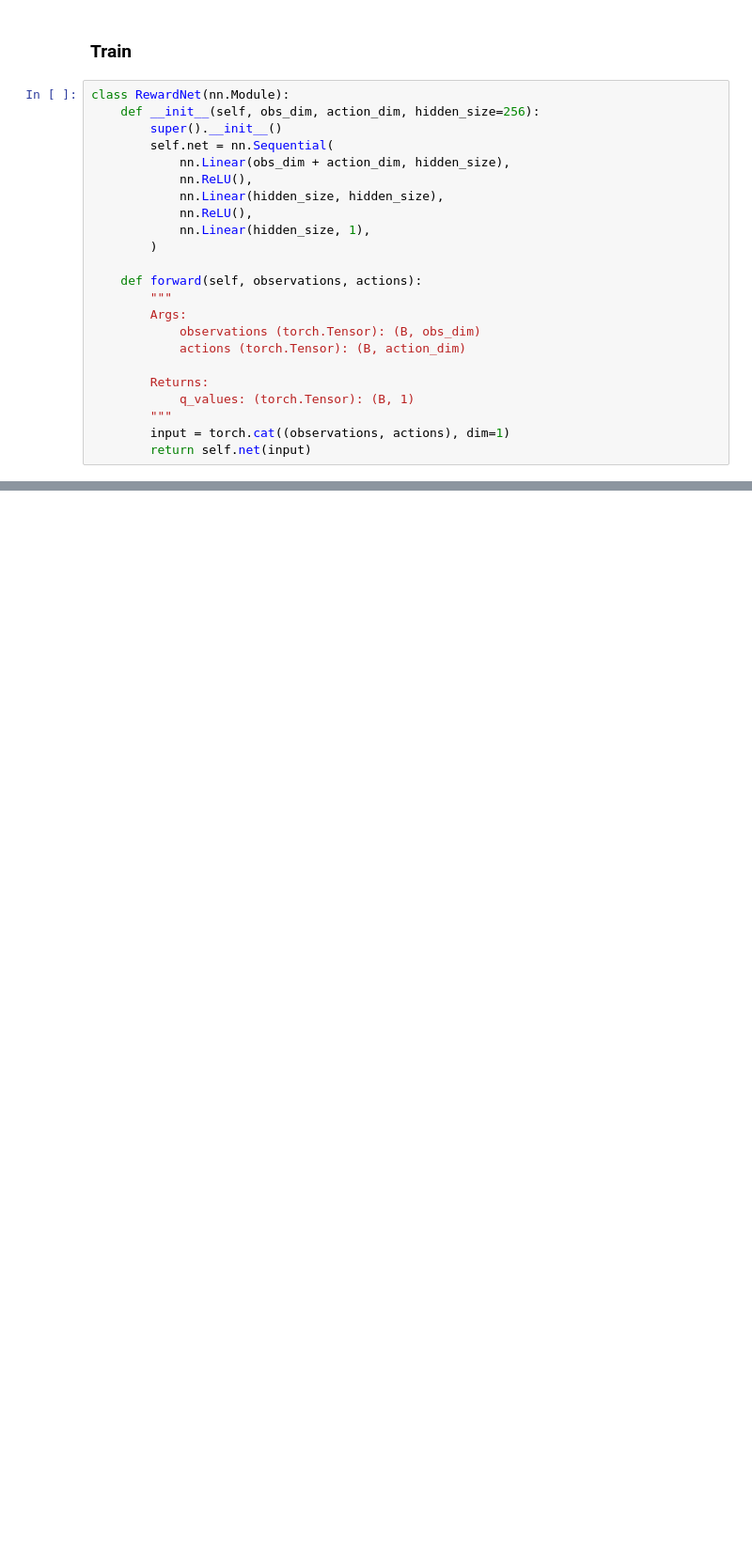
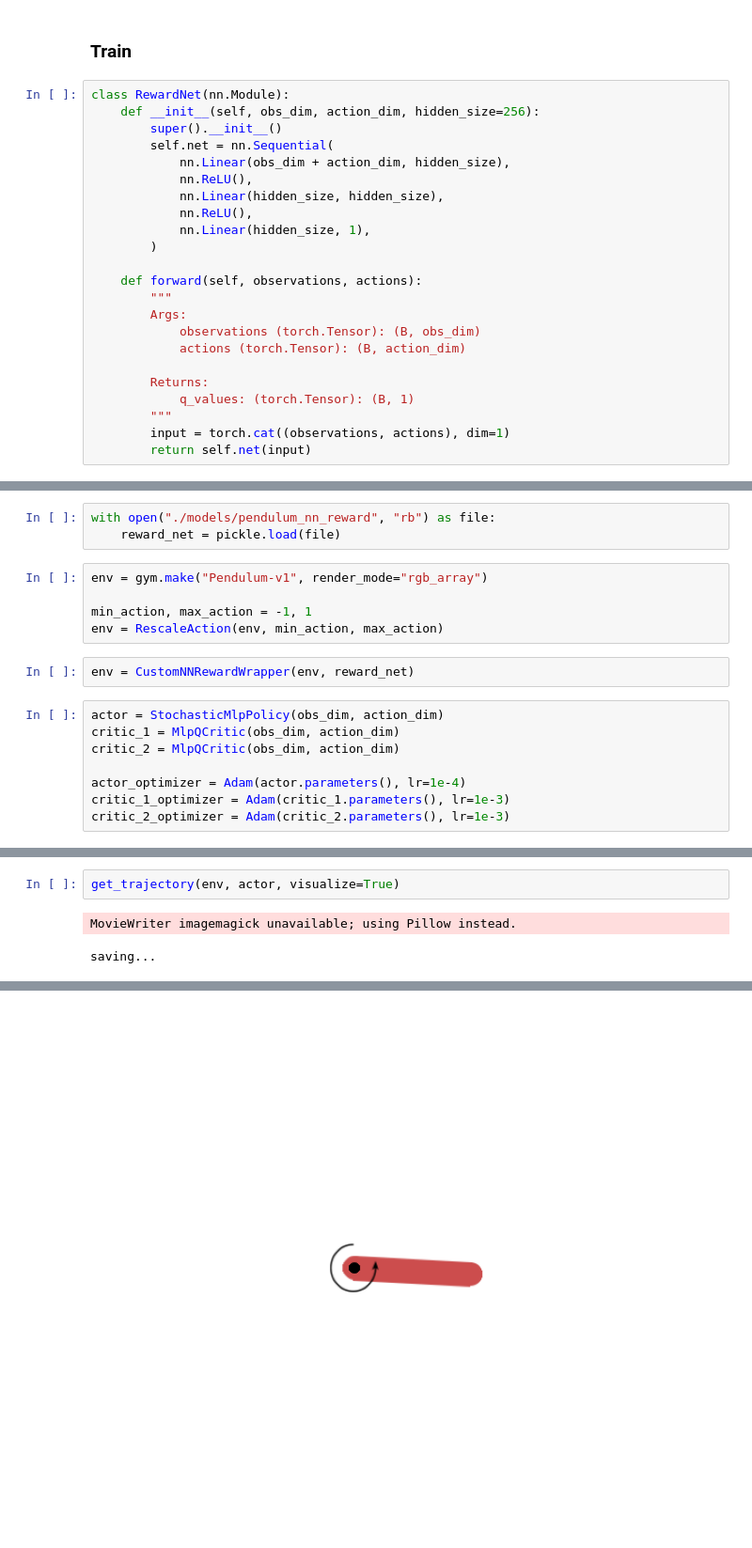
Before and after one commit to iameteron/rlib, a Jupyter notebook: examples/imitation_learning.ipynb, the cells around one changed output, grey strips where cells are left out. Shown at 94% size. Saved outputs shown, nothing was run; the diff lists cells and outputs as text; blank space fills up the shorter version.

```diff
--- a/examples/imitation_learning.ipynb
+++ b/examples/imitation_learning.ipynb
@@ -203,0 +288,18 @@ def sac(
+# %%
+with open("./models/pendulum_nn_reward", "rb") as file:
+    reward_net = pickle.load(file)
+# %%
+env = gym.make("Pendulum-v1", render_mode="rgb_array")
+
+min_action, max_action = -1, 1
+env = RescaleAction(env, min_action, max_action)
+# %%
+env = CustomNNRewardWrapper(env, reward_net)
+# %%
+actor = StochasticMlpPolicy(obs_dim, action_dim)
+critic_1 = MlpQCritic(obs_dim, action_dim)
+critic_2 = MlpQCritic(obs_dim, action_dim)
+
+actor_optimizer = Adam(actor.parameters(), lr=1e-4)
+critic_1_optimizer = Adam(critic_1.parameters(), lr=1e-3)
+critic_2_optimizer = Adam(critic_2.parameters(), lr=1e-3)
@@ -203,0 +321,5 @@ def sac(
+# %%
+get_trajectory(env, actor, visualize=True)
+# %% [output]
+MovieWriter imagemagick unavailable; using Pillow instead.
+saving...
@@ -203,0 +343 @@ def sac(
+[figure, added]
```
Also changed, not shown: parts of 35 cells of this notebook, 39 other files.
